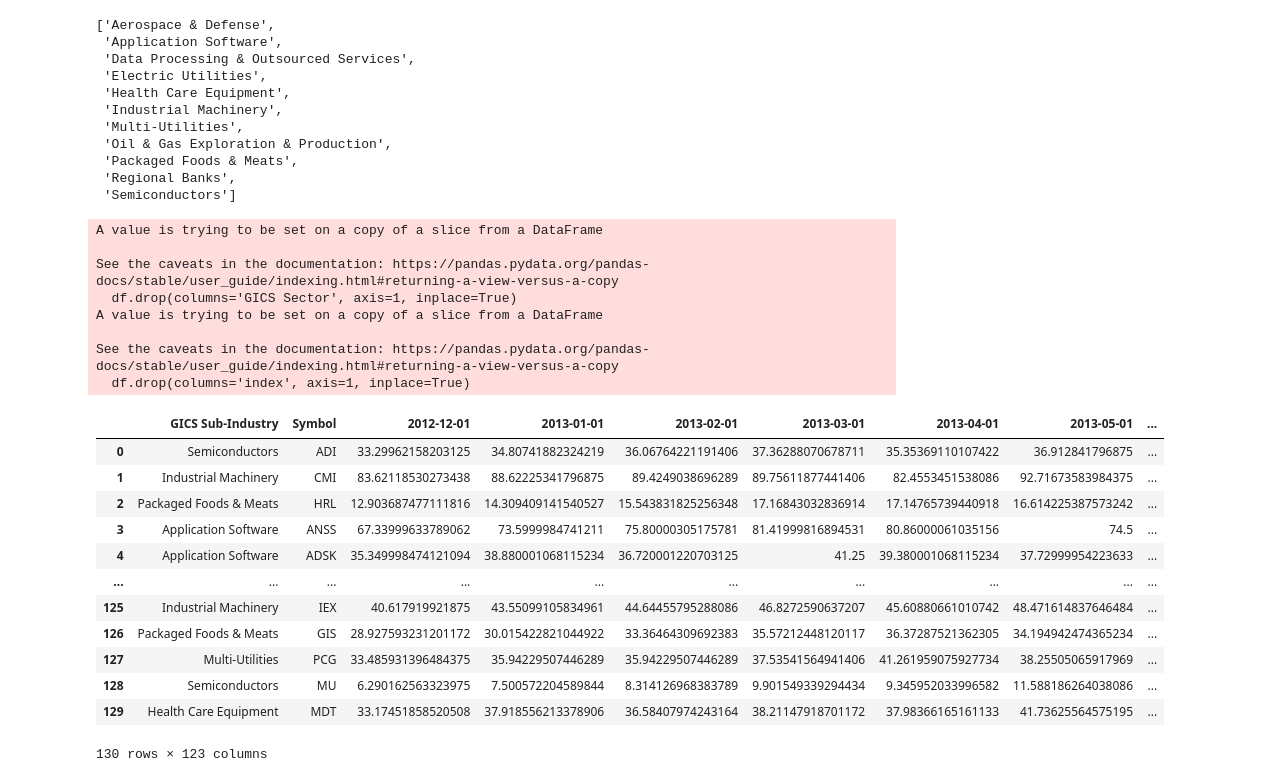
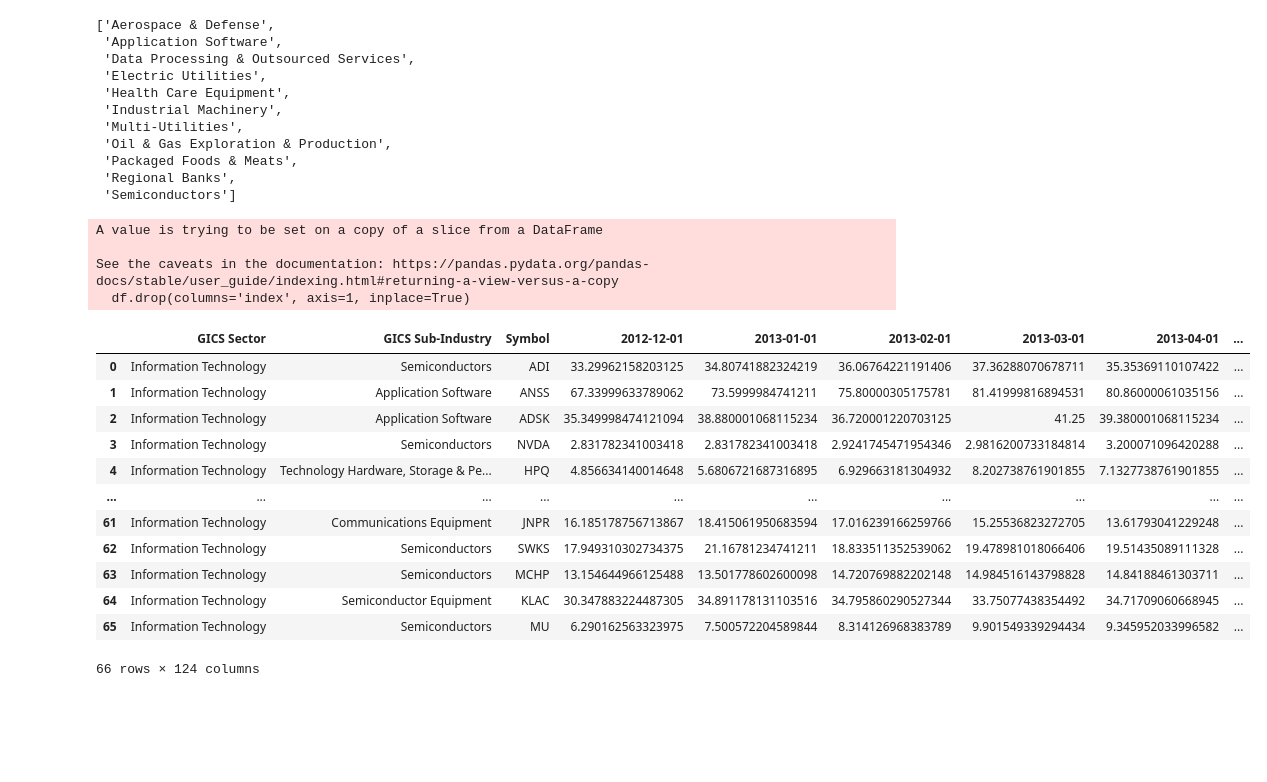
Before and after one commit to sunnydigital/ptsa-f22, a Jupyter notebook: data_processing/feature_engineering.ipynb, the cells around one changed output. Saved outputs shown, nothing was run; the diff lists cells and outputs as text; code cells hidden in the pictures; blank space fills up the shorter version.

```diff
--- a/data_processing/feature_engineering.ipynb
+++ b/data_processing/feature_engineering.ipynb
@@ -3,7 +3,7 @@ import numpy as np
 import pandas as pd
 # %%
 # importing stock price df
-history = pd.read_csv('SP_df_historical.csv')
+history = pd.read_csv('../scraping_data/SP_df_historical.csv')
 # %%
 # reorienting history df, selecting a singular price (closing price), cleaning up extra columns, dropping rows with more than 5% of nan values
 history = history.transpose()
@@ -35,7 +35,7 @@ history
 467 rows × 122 columns
 # %%
 # inporting ticker info df
-info =  pd.read_csv('SP_df.csv')
+info =  pd.read_csv('../scraping_data/SP_df.csv')
 info
 # %% [output]
 |  | Symbol | Security | SEC filings | GICS Sector | GICS Sub-Industry | Headquarters Location | ... |
@@ -107,31 +107,27 @@ sub_industries
  'Semiconductors']
 # %%
 # geting the taregt company histories
-df = df[df['GICS Sub-Industry'].isin(sub_industries)]
-df.drop(columns='GICS Sector', axis=1, inplace=True)
+df = df[df['GICS Sector'] == 'Information Technology']
+# df.drop(columns='GICS Sub-Industry', axis=1, inplace=True)
 df.reset_index(inplace=True)
 df.drop(columns='index', axis=1, inplace=True)
 df
 # %% [output]
-A value is trying to be set on a copy of a slice from a DataFrame
-
-See the caveats in the documentation: https://pandas.pydata.org/pandas-docs/stable/user_guide/indexing.html#returning-a-view-versus-a-copy
-  df.drop(columns='GICS Sector', axis=1, inplace=True)
 A value is trying to be set on a copy of a slice from a DataFrame
 
 See the caveats in the documentation: https://pandas.pydata.org/pandas-docs/stable/user_guide/indexing.html#returning-a-view-versus-a-copy
   df.drop(columns='index', axis=1, inplace=True)
-|  | GICS Sub-Industry | Symbol | 2012-12-01 | 2013-01-01 | 2013-02-01 | 2013-03-01 | 2013-04-01 | 2013-05-01 | ... |
-| 0 | Semiconductors | ADI | 33.29962158203125 | 34.80741882324219 | 36.06764221191406 | 37.36288070678711 | 35.35369110107422 | 36.912841796875 | ... |
-| 1 | Industrial Machinery | CMI | 83.62118530273438 | 88.62225341796875 | 89.4249038696289 | 89.75611877441406 | 82.4553451538086 | 92.71673583984375 | ... |
-| 2 | Packaged Foods & Meats | HRL | 12.903687477111816 | 14.309409141540527 | 15.543831825256348 | 17.16843032836914 | 17.14765739440918 | 16.614225387573242 | ... |
-| 3 | Application Software | ANSS | 67.33999633789062 | 73.5999984741211 | 75.80000305175781 | 81.41999816894531 | 80.86000061035156 | 74.5 | ... |
-| 4 | Application Software | ADSK | 35.349998474121094 | 38.880001068115234 | 36.720001220703125 | 41.25 | 39.380001068115234 | 37.72999954223633 | ... |
+|  | GICS Sector | GICS Sub-Industry | Symbol | 2012-12-01 | 2013-01-01 | 2013-02-01 | 2013-03-01 | 2013-04-01 | ... |
+| 0 | Information Technology | Semiconductors | ADI | 33.29962158203125 | 34.80741882324219 | 36.06764221191406 | 37.36288070678711 | 35.35369110107422 | ... |
+| 1 | Information Technology | Application Software | ANSS | 67.33999633789062 | 73.5999984741211 | 75.80000305175781 | 81.41999816894531 | 80.86000061035156 | ... |
+| 2 | Information Technology | Application Software | ADSK | 35.349998474121094 | 38.880001068115234 | 36.720001220703125 | 41.25 | 39.380001068115234 | ... |
+| 3 | Information Technology | Semiconductors | NVDA | 2.831782341003418 | 2.831782341003418 | 2.9241745471954346 | 2.9816200733184814 | 3.200071096420288 | ... |
+| 4 | Information Technology | Technology Hardware, Storage & Pe... | HPQ | 4.856634140014648 | 5.6806721687316895 | 6.929663181304932 | 8.202738761901855 | 7.1327738761901855 | ... |
 | ... | ... | ... | ... | ... | ... | ... | ... | ... | ... |
-| 125 | Industrial Machinery | IEX | 40.617919921875 | 43.55099105834961 | 44.64455795288086 | 46.8272590637207 | 45.60880661010742 | 48.471614837646484 | ... |
-| 126 | Packaged Foods & Meats | GIS | 28.927593231201172 | 30.015422821044922 | 33.36464309692383 | 35.57212448120117 | 36.37287521362305 | 34.194942474365234 | ... |
-| 127 | Multi-Utilities | PCG | 33.485931396484375 | 35.94229507446289 | 35.94229507446289 | 37.53541564941406 | 41.261959075927734 | 38.25505065917969 | ... |
-| 128 | Semiconductors | MU | 6.290162563323975 | 7.500572204589844 | 8.314126968383789 | 9.901549339294434 | 9.345952033996582 | 11.588186264038086 | ... |
-| 129 | Health Care Equipment | MDT | 33.17451858520508 | 37.918556213378906 | 36.58407974243164 | 38.21147918701172 | 37.98366165161133 | 41.73625564575195 | ... |
+| 61 | Information Technology | Communications Equipment | JNPR | 16.185178756713867 | 18.415061950683594 | 17.016239166259766 | 15.25536823272705 | 13.61793041229248 | ... |
+| 62 | Information Technology | Semiconductors | SWKS | 17.949310302734375 | 21.16781234741211 | 18.833511352539062 | 19.478981018066406 | 19.51435089111328 | ... |
+| 63 | Information Technology | Semiconductors | MCHP | 13.154644966125488 | 13.501778602600098 | 14.720769882202148 | 14.984516143798828 | 14.84188461303711 | ... |
+| 64 | Information Technology | Semiconductor Equipment | KLAC | 30.347883224487305 | 34.891178131103516 | 34.795860290527344 | 33.75077438354492 | 34.71709060668945 | ... |
+| 65 | Information Technology | Semiconductors | MU | 6.290162563323975 | 7.500572204589844 | 8.314126968383789 | 9.901549339294434 | 9.345952033996582 | ... |
-130 rows × 123 columns
+66 rows × 124 columns
 # %%
```
Also changed, not shown: parts of 1 cell of this notebook, 2 other files.
